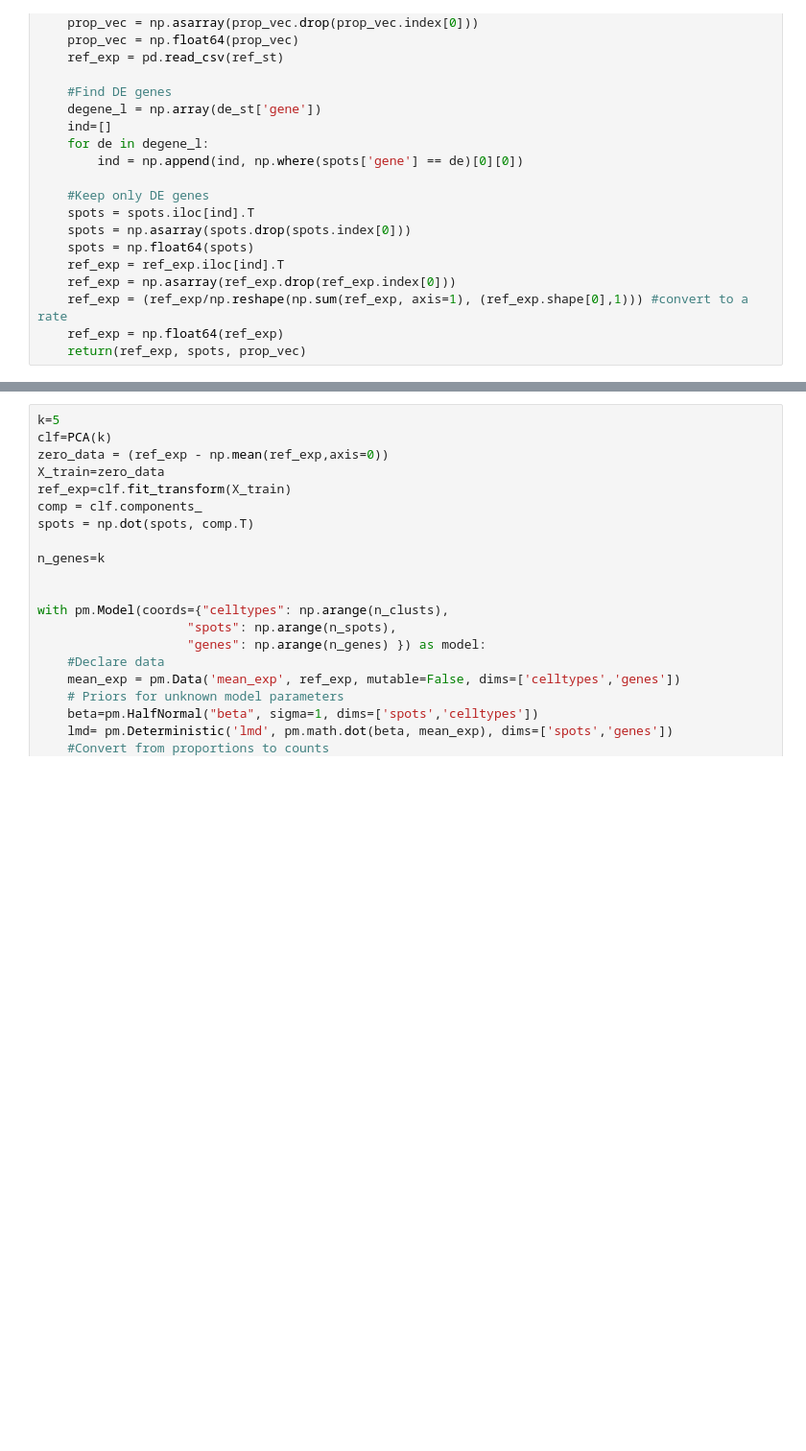
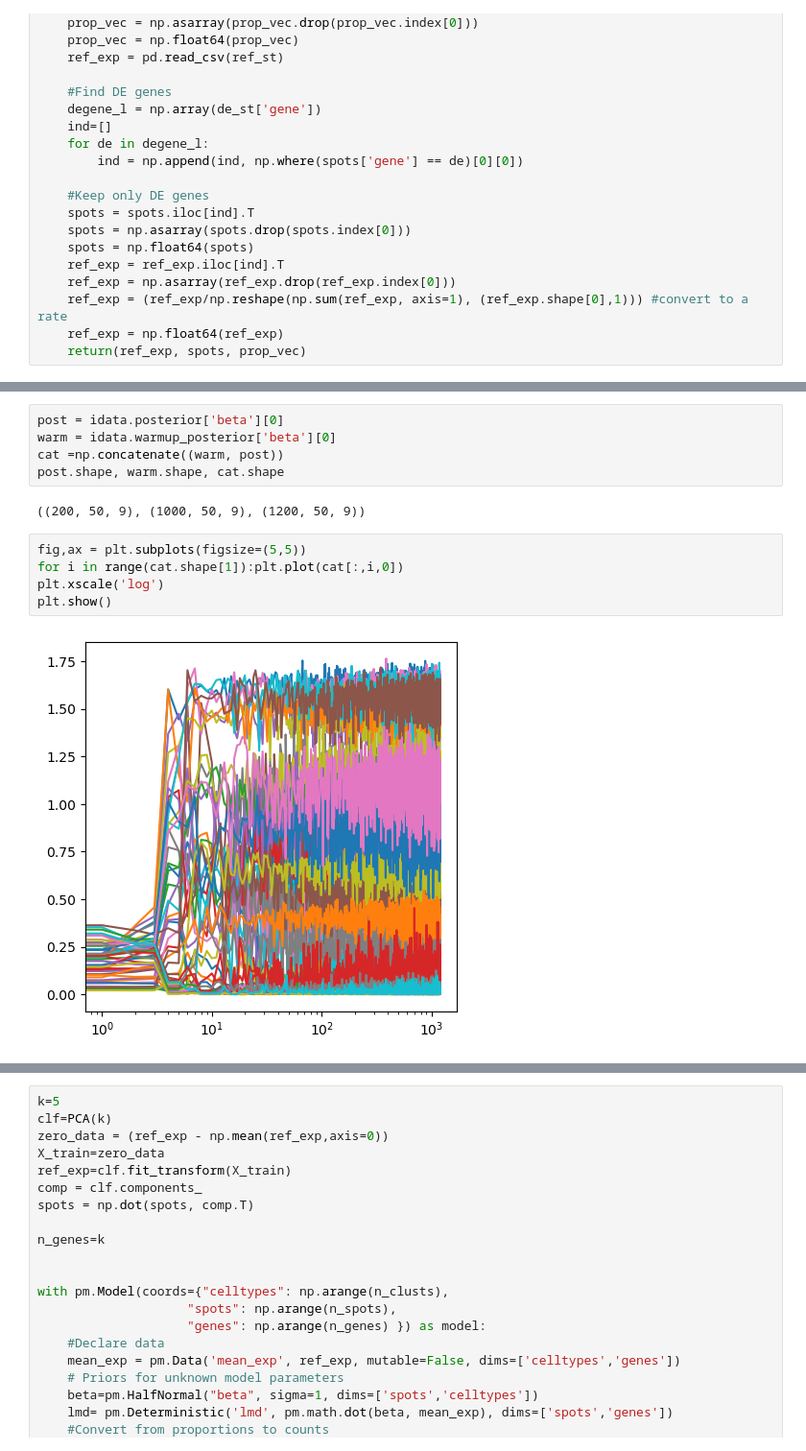
Before and after one commit to dmnburrows/spatial_transcriptomics, a Jupyter notebook: run_3.ipynb, the cells around one changed output, grey strips where cells are left out. Shown at 96% size. Drawn from its saved outputs; the diff is of its cells as text; blank space fills up the shorter version.

```diff
--- a/run_3.ipynb
+++ b/run_3.ipynb
@@ -100,0 +191,14 @@ r2
+# %%
+post = idata.posterior['beta'][0]
+warm = idata.warmup_posterior['beta'][0]
+cat =np.concatenate((warm, post))
+post.shape, warm.shape, cat.shape
+# %% [output]
+((200, 50, 9), (1000, 50, 9), (1200, 50, 9))
+# %%
+fig,ax = plt.subplots(figsize=(5,5))
+for i in range(cat.shape[1]):plt.plot(cat[:,i,0])
+plt.xscale('log')
+plt.show()
+# %% [output]
+[figure, added]
```
Also changed, not shown: parts of 15 cells of this notebook, 2 other files.
